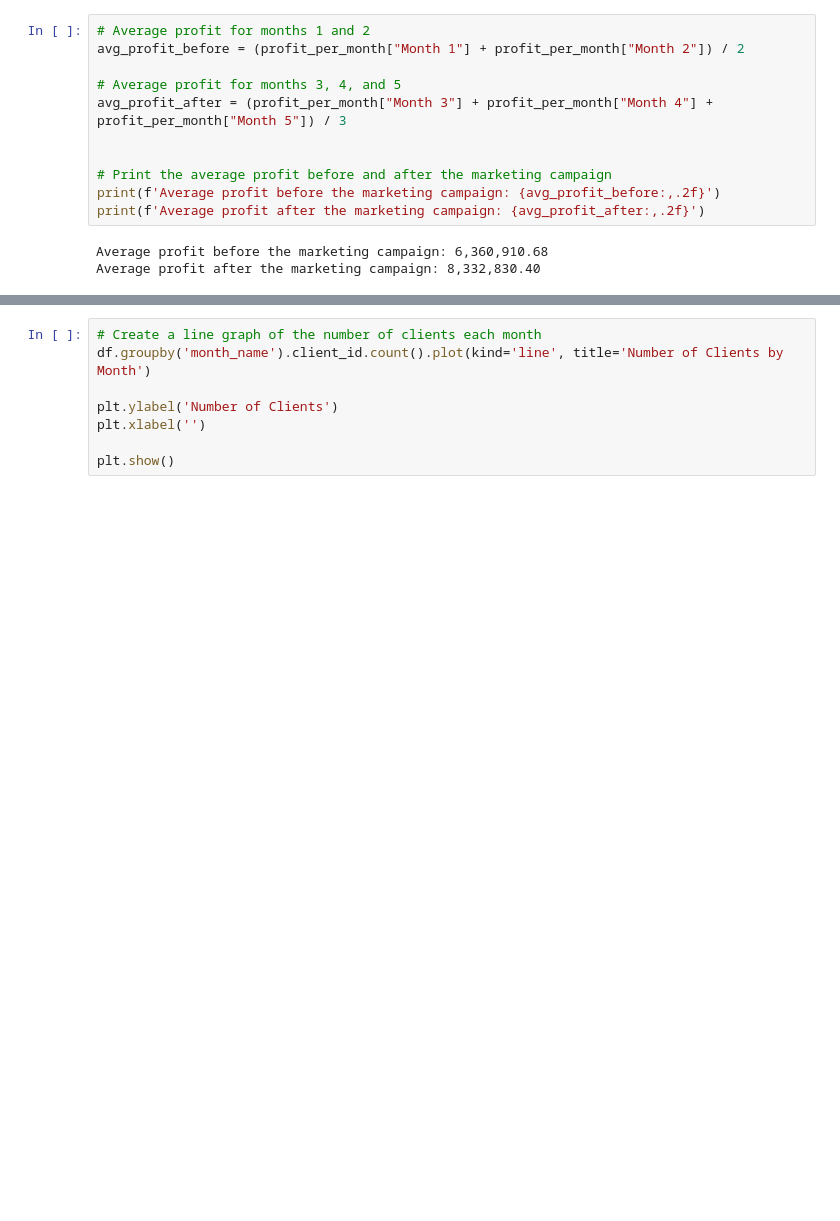
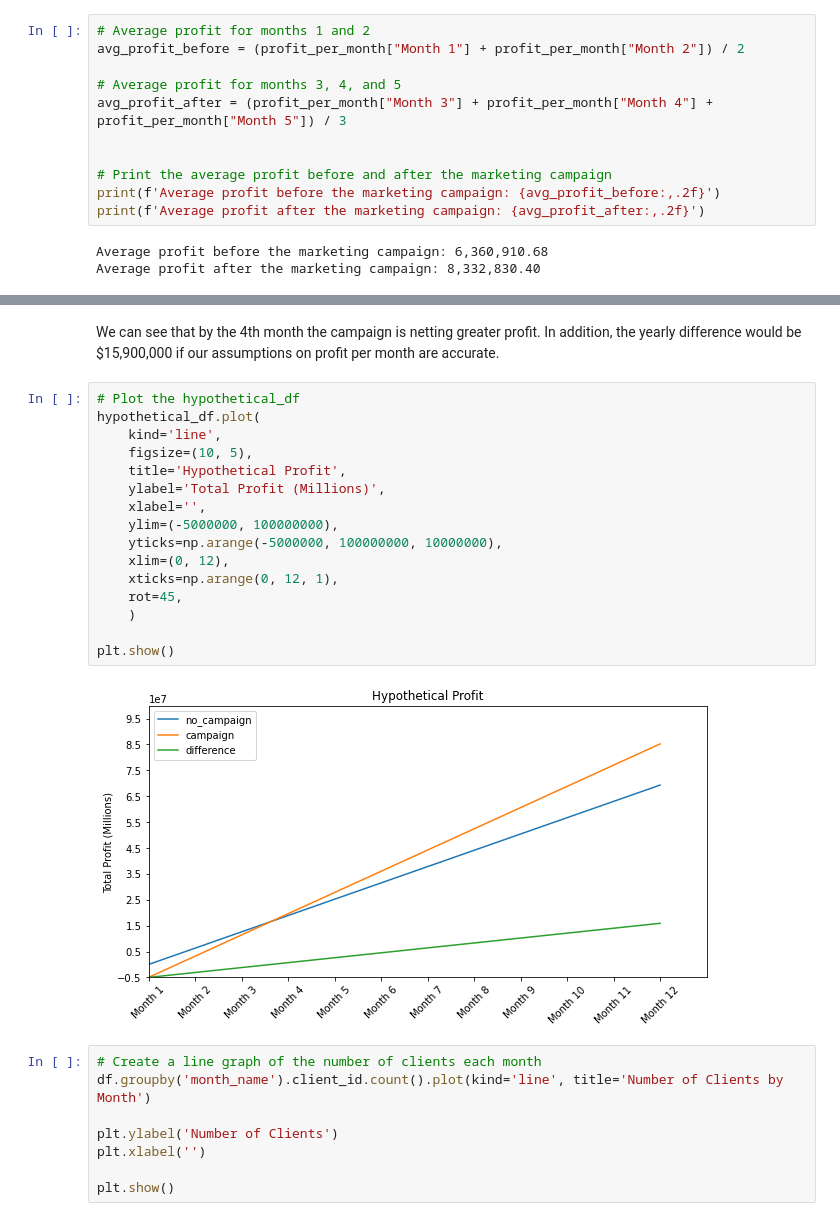
Before and after one commit to AvatarJoshi/marketing_campaign_analysis, a Jupyter notebook: marketing_analysis.ipynb, the cells around one changed output, grey strips where cells are left out. Drawn from its saved outputs; the diff is of its cells as text; blank space fills up the shorter version.

Commit message:
Continued exploring data to better understand ways to improve campaign performance

```diff
--- a/marketing_analysis.ipynb
+++ b/marketing_analysis.ipynb
@@ -522,3 +475,23 @@ Average profit after the marketing campaign: 8,332,830.40
+# %% [markdown]
+We can see that by the 4th month the campaign is netting greater profit. In addition, the yearly difference would be $15,900,000 if our assumptions on profit per month are accurate.
+# %%
+# Plot the hypothetical_df
+hypothetical_df.plot(
+    kind='line',
+    figsize=(10, 5),
+    title='Hypothetical Profit',
+    ylabel='Total Profit (Millions)',
+    xlabel='',
+    ylim=(-5000000, 100000000),
+    yticks=np.arange(-5000000, 100000000, 10000000),
+    xlim=(0, 12),
+    xticks=np.arange(0, 12, 1),
+    rot=45,
+    )
+
+plt.show()
+# %% [output]
+[figure, added]
 # %%
 # Create a line graph of the number of clients each month
 df.groupby('month_name').client_id.count().plot(kind='line', title='Number of Clients by Month')
```
Also changed, not shown: parts of 14 cells of this notebook, 1 other file.
